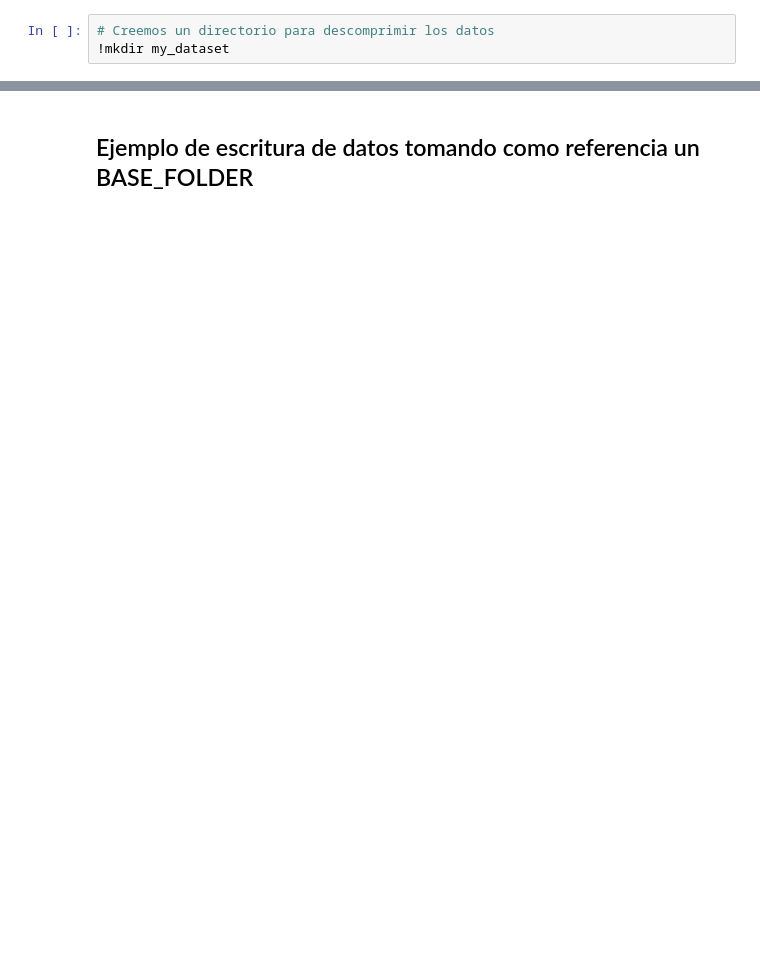
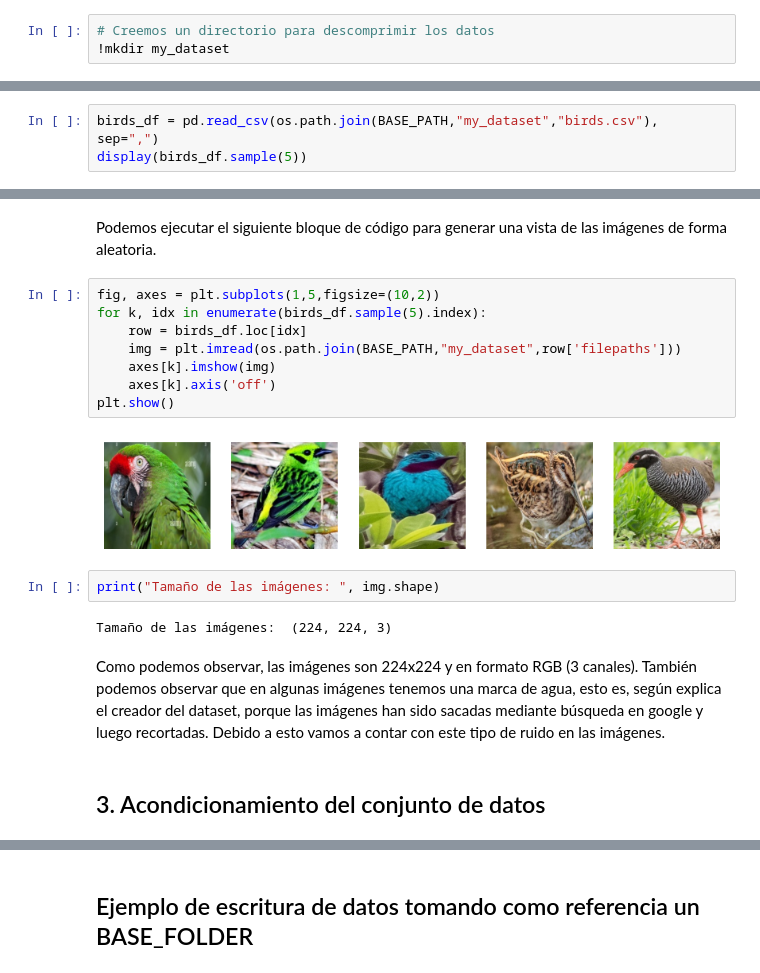
Before and after one commit to emichester/07MIAR_Redes_Neuronales_y_Deep_Learning, a Jupyter notebook: ProyectoDeProgramacion/07MIAR_Proyecto_Programacion.ipynb, the cells around one changed output, grey strips where cells are left out. Drawn from its saved outputs; the diff is of its cells as text; blank space fills up the shorter version.

```diff
--- a/ProyectoDeProgramacion/07MIAR_Proyecto_Programacion.ipynb
+++ b/ProyectoDeProgramacion/07MIAR_Proyecto_Programacion.ipynb
@@ -131,0 +292,3 @@ Archive:  dogs-vs-cats-redux-kernels-edition.zip
+# %%
+birds_df = pd.read_csv(os.path.join(BASE_PATH,"my_dataset","birds.csv"), sep=",")
+display(birds_df.sample(5))
@@ -131,0 +302,20 @@ Archive:  dogs-vs-cats-redux-kernels-edition.zip
+# %% [markdown]
+Podemos ejecutar el siguiente bloque de código para generar una vista de las imágenes de forma aleatoria.
+# %%
+fig, axes = plt.subplots(1,5,figsize=(10,2))
+for k, idx in enumerate(birds_df.sample(5).index):
+    row = birds_df.loc[idx]
+    img = plt.imread(os.path.join(BASE_PATH,"my_dataset",row['filepaths']))
+    axes[k].imshow(img)
+    axes[k].axis('off')
+plt.show()
+# %% [output]
+[figure, added]
+# %%
+print("Tamaño de las imágenes: ", img.shape)
+# %% [output]
+Tamaño de las imágenes:  (224, 224, 3)
+# %% [markdown]
+Como podemos observar, las imágenes son 224x224 y en formato RGB (3 canales). También podemos observar que en algunas imágenes tenemos una marca de agua, esto es, según explica el creador del dataset, porque las imágenes han sido sacadas mediante búsqueda en google y luego recortadas. Debido a esto vamos a contar con este tipo de ruido en las imágenes.
+# %% [markdown]
+## 3. Acondicionamiento del conjunto de datos
```
Also changed, not shown: parts of 47 cells of this notebook.
